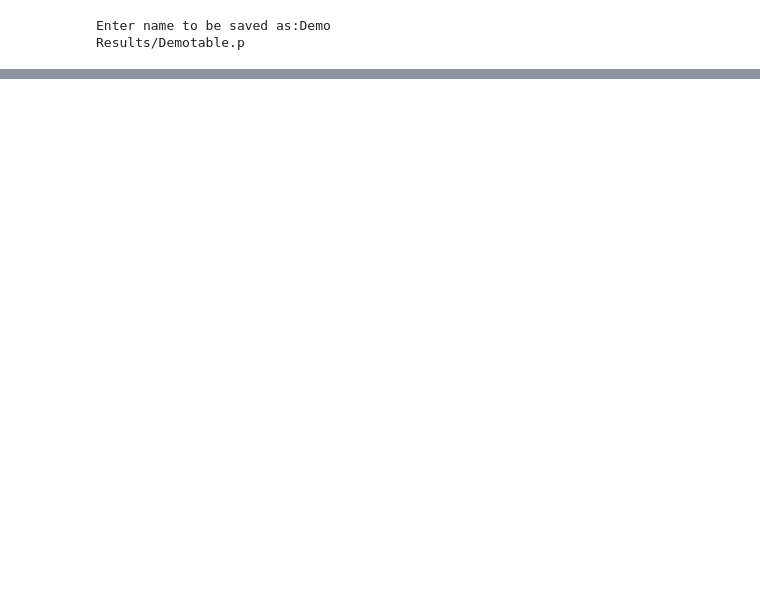
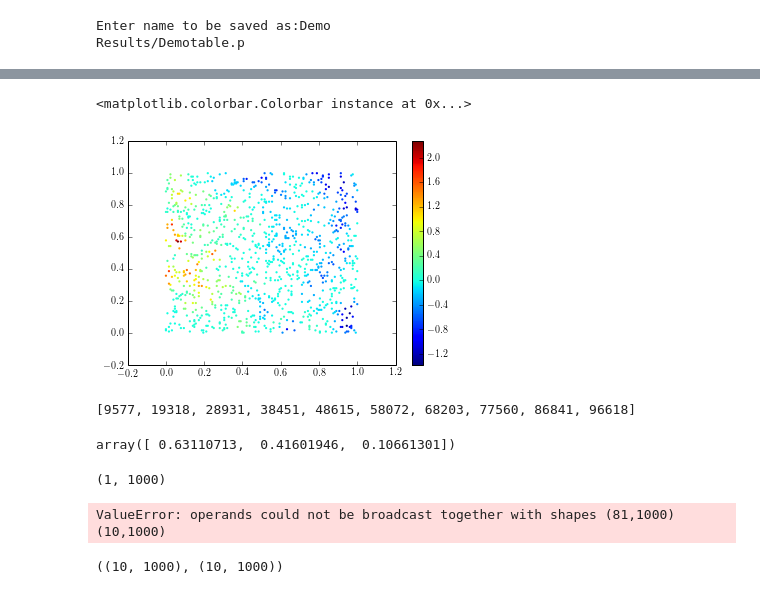
Before and after one commit to jkfitzsimons/QGP, a Jupyter notebook: QGP_v2.ipynb, the cells around one changed output, grey strips where cells are left out. Saved outputs shown, nothing was run; the diff lists cells and outputs as text; code cells hidden in the pictures; blank space fills up the shorter version.

```diff
--- a/QGP_v2.ipynb
+++ b/QGP_v2.ipynb
@@ -612,0 +699,28 @@ plt.savefig(names[ds_num]+'.png')
+# %%
+plt.scatter(x_te[0][:,0], x_te[0][:,1], c=y_mean[0], marker='.', edgecolors='none')
+plt.colorbar()
+# %% [output]
+<matplotlib.colorbar.Colorbar instance at 0x...>
+[figure, added]
+# %%
+kk = [(k!=0).astype(int).sum() for k in kd]
+kk
+# %% [output]
+[9577, 19318, 28931, 38451, 48615, 58072, 68203, 77560, 86841, 96618]
+# %%
+x_tr[0][0,:]
+# %% [output]
+array([ 0.63110713,  0.41601946,  0.10661301])
+# %%
+(y_mean[i].T - y_te[i]).shape
+# %% [output]
+(1, 1000)
+# %%
+ym = np.array(y_mean)
+((ym[i:10*i,:,0] - np.array(y_te))**2).mean()
+# %% [output]
+ValueError: operands could not be broadcast together with shapes (81,1000) (10,1000)
+# %%
+np.array(y_te).shape, ym[::10,:,0].shape
+# %% [output]
+((10, 1000), (10, 1000))
```
Also changed, not shown: parts of 12 cells of this notebook, 7 other files.
